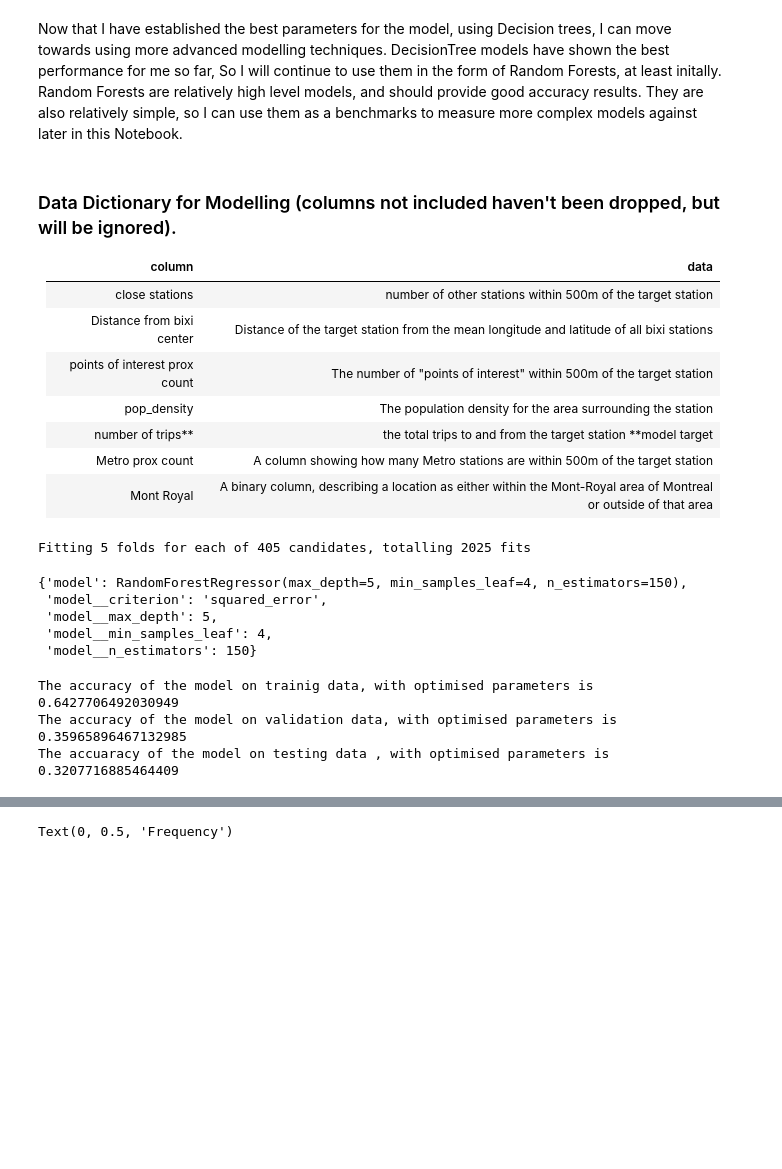
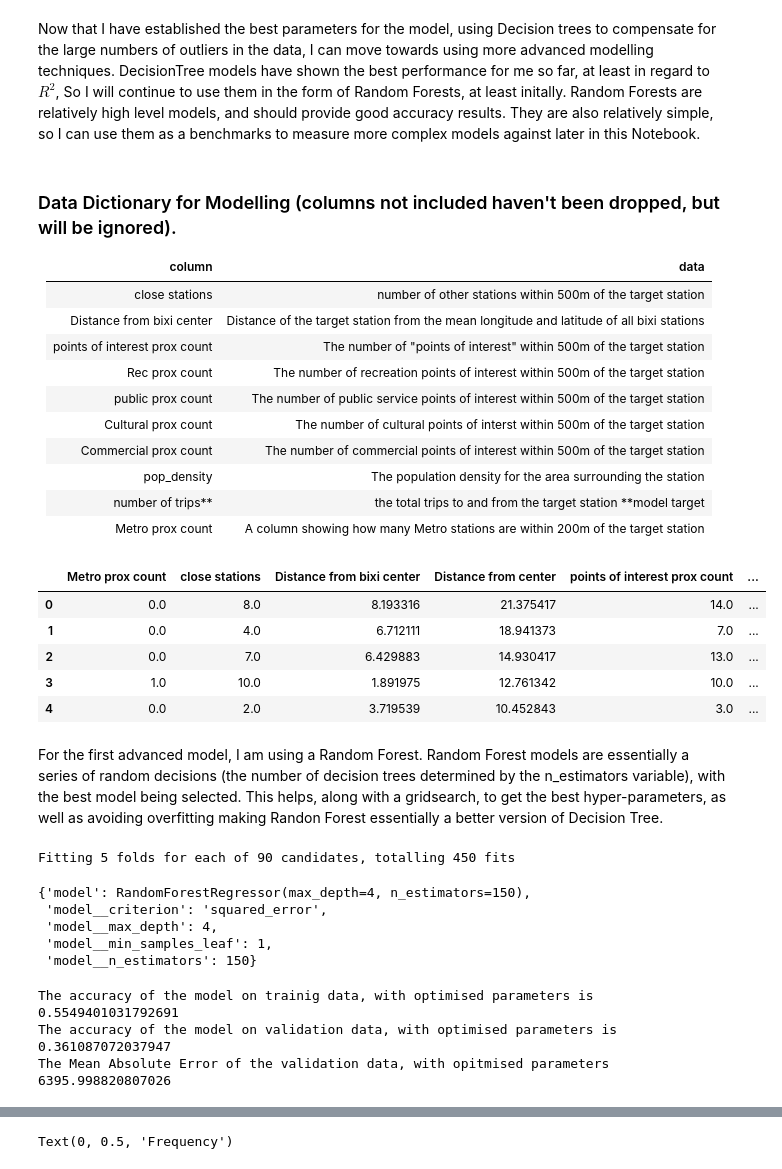
Before and after one commit to chris-keddie/Capstone, a Jupyter notebook: Advanced modelling.ipynb, the cells around one changed output, grey strips where cells are left out. Cells and saved outputs as stored; diff of their text form; code cells hidden in the pictures; blank space fills up the shorter version.

```diff
--- a/Advanced modelling.ipynb
+++ b/Advanced modelling.ipynb
@@ -16,7 +16,7 @@ plt.style.use('seaborn')
 bix_sta_prox = pd.read_csv('C:/Users/ckedd/Documents/Capstone data/bix_sta_prox.csv')
 bix_sta_prox.drop(columns=['Unnamed: 0'], axis=1, inplace=True)
 # %% [markdown]
-Now that I have established the best parameters for the model, using Decision trees, I can move towards using more advanced modelling techniques. DecisionTree models have shown the best performance for me so far, So I will continue to use them in the form of Random Forests, at least initally. Random Forests are relatively high level models, and should provide good accuracy results. They are also relatively simple, so I can use them as a benchmarks to measure more complex models against later in this Notebook.
+Now that I have established the best parameters for the model, using Decision trees to compensate for the large numbers of outliers in the data, I can move towards using more advanced modelling techniques. DecisionTree models have shown the best performance for me so far, at least in regard to $R^2$, So I will continue to use them in the form of Random Forests, at least initally. Random Forests are relatively high level models, and should provide good accuracy results. They are also relatively simple, so I can use them as a benchmarks to measure more complex models against later in this Notebook.
 # %% [markdown]
 ### Data Dictionary for Modelling (columns not included haven't been dropped, but will be ignored).
 
@@ -25,10 +25,22 @@ Now that I have established the best parameters for the model, using Decision tr
 | close stations | number of other stations within 500m of the target station |
 | Distance from bixi center | Distance of the target station from the mean longitude and latitude of all bixi stations |
 | points of interest prox count | The number of "points of interest" within 500m of the target station |
+| Rec prox count | The number of recreation points of interest within 500m of the target station |
+| public prox count | The number of public service points of interest within 500m of the target station |
+| Cultural prox count | The number of cultural points of interst within 500m of the target station |
+| Commercial prox count | The number of commercial points of interest within 500m of the target station |
 | pop_density | The population density for the area surrounding the station |
 | number of trips** | the total trips to and from the target station **model target |
-| Metro prox count | A column showing how many Metro stations are within 500m of the target station |
-| Mont Royal | A binary column, describing a location as either within the Mont-Royal area of Montreal or outside of that area |
+| Metro prox count | A column showing how many Metro stations are within 200m of the target station |
+# %%
+bix_sta_prox.head()
+# %% [output]
+|  | Metro prox count | close stations | Distance from bixi center | Distance from center | points of interest prox count | ... |
+| 0 | 0.0 | 8.0 | 8.193316 | 21.375417 | 14.0 | ... |
+| 1 | 0.0 | 4.0 | 6.712111 | 18.941373 | 7.0 | ... |
+| 2 | 0.0 | 7.0 | 6.429883 | 14.930417 | 13.0 | ... |
+| 3 | 1.0 | 10.0 | 1.891975 | 12.761342 | 10.0 | ... |
+| 4 | 0.0 | 2.0 | 3.719539 | 10.452843 | 3.0 | ... |
 # %%
 from sklearn.model_selection import train_test_split
 
@@ -45,42 +51,46 @@ X = pd.DataFrame(bix_transformed_x, columns= X_columns)
 X_CV, X_test, y_CV, y_test = train_test_split(X,y, test_size=0.2, random_state=1)
 
 X_train, X_valid, y_train, y_valid = train_test_split(X_CV,y_CV, test_size=0.2, random_state=1)
+# %% [markdown]
+For the first advanced model, I am using a Random Forest. Random Forest models are essentially a series of random decisions (the number of decision trees determined by the n_estimators variable), with the best model being selected. This helps, along with a gridsearch, to get the best hyper-parameters, as well as avoiding overfitting making Randon Forest essentially a better version of Decision Tree.
 # %%
 from sklearn.ensemble import RandomForestRegressor
 from sklearn.pipeline import Pipeline
 from sklearn.model_selection import GridSearchCV
-estimator = [('model', RandomForestRegressor())]
+from sklearn.metrics import mean_absolute_error
+estimator = [
+            ('model', RandomForestRegressor())]
 pipe = Pipeline(estimator)
 
 param_grid = [{
     'model' : [RandomForestRegressor()],
+    'model__max_depth' : [3, 4, 5],
+    'model__min_samples_leaf' : [1, 2, 3, 4, 5],
     'model__n_estimators' : [50, 100, 150],
-    'model__max_depth' : [1, 2, 3, 4, 5, 6, 7, 8, 9],
-    'model__min_samples_leaf' : [1, 2, 3, 4, 5],
-    'model__criterion' : ['squared_error', 'absolute_error', 'poisson']
+    'model__criterion' :  ['squared_error', 'absolute_error']
 }]
 
 grid = GridSearchCV(pipe, param_grid, cv=5, verbose=1)
 
-fittedgrid = grid.fit(X_CV, y_CV)
+fittedgrid = grid.fit(X_train, y_train)
 fittedgrid.best_params_
 # %% [output]
-Fitting 5 folds for each of 405 candidates, totalling 2025 fits
+Fitting 5 folds for each of 90 candidates, totalling 450 fits
-{'model': RandomForestRegressor(max_depth=5, min_samples_leaf=4, n_estimators=150),
+{'model': RandomForestRegressor(max_depth=4, n_estimators=150),
  'model__criterion': 'squared_error',
- 'model__max_depth': 5,
- 'model__min_samples_leaf': 4,
+ 'model__max_depth': 4,
+ 'model__min_samples_leaf': 1,
  'model__n_estimators': 150}
 # %%
 
-RF_reg_grid = RandomForestRegressor(max_depth= 6, min_samples_leaf=3, n_estimators=50)
+RF_reg_grid = RandomForestRegressor(max_depth= 4, min_samples_leaf=3, n_estimators=100)
 
 RF_reg_grid.fit(X_train, y_train)
 
 print(f"The accuracy of the model on trainig data, with optimised parameters is {RF_reg_grid.score(X_train, y_train)}")
 print(f"The accuracy of the model on validation data, with optimised parameters is {RF_reg_grid.score(X_valid, y_valid)}")
-print(f"The accuaracy of the model on testing data , with optimised parameters is {RF_reg_grid.score(X_test, y_test)}")
+print(f"The Mean Absolute Error of the validation data, with opitmised parameters {mean_absolute_error(y_valid, RF_reg_grid.predict(X_valid))}")
 # %% [output]
-The accuracy of the model on trainig data, with optimised parameters is 0.6427706492030949
-The accuracy of the model on validation data, with optimised parameters is 0.35965896467132985
-The accuaracy of the model on testing data , with optimised parameters is 0.3207716885464409
+The accuracy of the model on trainig data, with optimised parameters is 0.5549401031792691
+The accuracy of the model on validation data, with optimised parameters is 0.361087072037947
+The Mean Absolute Error of the validation data, with opitmised parameters 6395.998820807026
```
Also changed, not shown: parts of 33 cells of this notebook, 3 other files.
